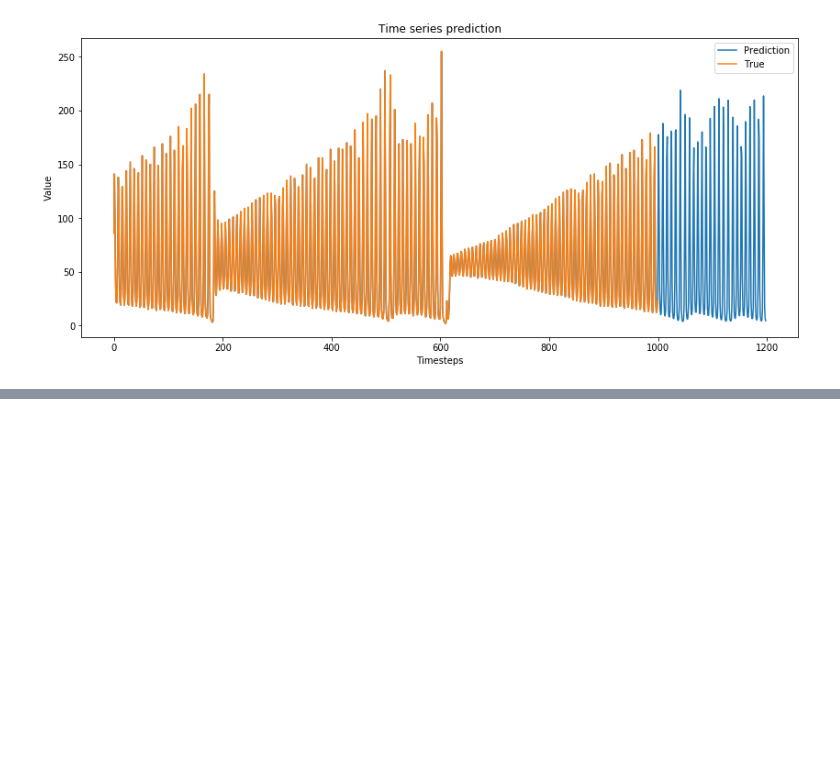
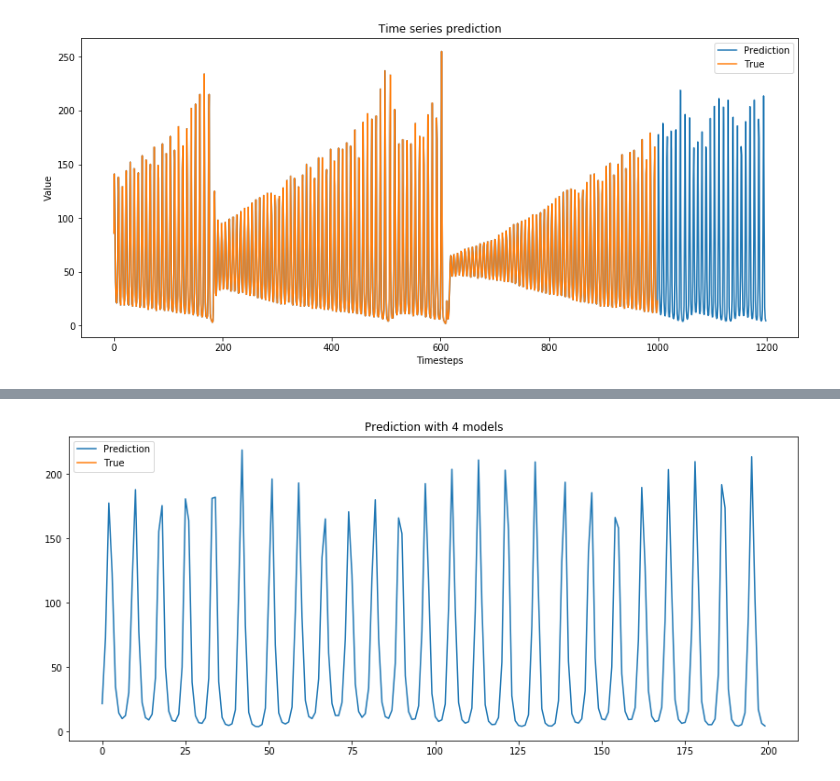
Before and after one commit to HansBambel/DeepLearning2019, a Jupyter notebook: Assignment2/timeseriesPrediction.ipynb, the cells around one changed output, grey strips where cells are left out. Drawn from its saved outputs; the diff is of its cells as text; code cells hidden in the pictures; blank space fills up the shorter version.

```diff
--- a/Assignment2/timeseriesPrediction.ipynb
+++ b/Assignment2/timeseriesPrediction.ipynb
@@ -335,0 +440,17 @@ plt.show()
+# %%
+i = 999
+true_forecast = data[i:i+200]
+### LOAD CORRECT DATA HERE TO PLOT IT
+# true_forecast = sio.loadmat("")
+forecast_pred_scaled = forecast_ensemble(modelsToUse, data_normed[i-inputsize:i], 200)
+forecast_pred_unscaled = scaler.inverse_transform(forecast_pred_scaled.reshape(-1, 1))
+
+
+plt.figure(figsize=(14,6))
+plt.title("Prediction with 4 models")
+plt.plot(forecast_pred_unscaled, label='Prediction')
+plt.plot(true_forecast, label='True')
+plt.legend()
+plt.show()
+# %% [output]
+[figure, added]
```
Also changed, not shown: parts of 5 cells of this notebook.
